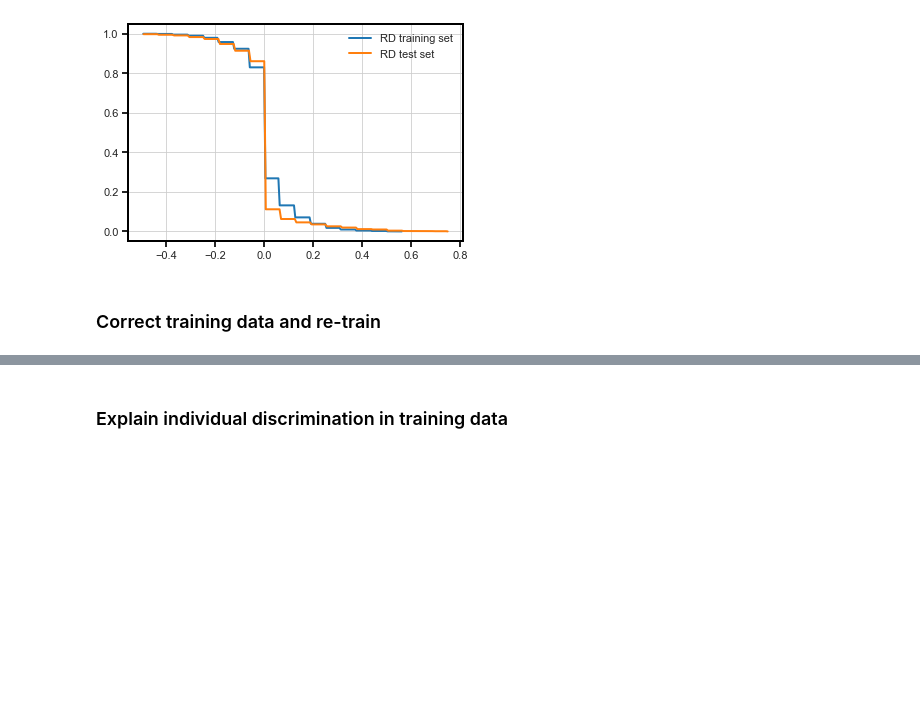
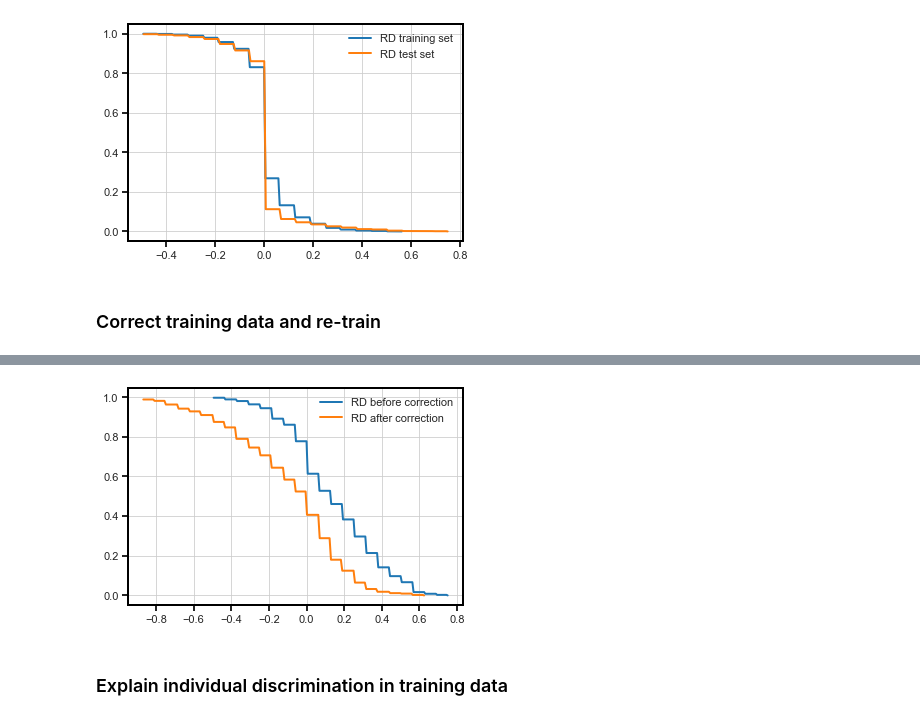
Before and after one commit to ruggieris/DD, a Jupyter notebook: notebooks/dd_adult_individual_fairness.ipynb, the cells around one changed output, grey strips where cells are left out. Saved outputs shown, nothing was run; the diff lists cells and outputs as text; code cells hidden in the pictures; blank space fills up the shorter version.

```diff
--- a/notebooks/dd_adult_individual_fairness.ipynb
+++ b/notebooks/dd_adult_individual_fairness.ipynb
@@ -361,3 +362,17 @@ plt.show()
+# %%
+# CCDF of risk difference for good decision in test set
+pro_train_pos_dec = pro_test & (df_test[target].astype(int)==1)
+count, bins_count = np.histogram(df_test[pro_train_pos_dec]['t_b'], bins=200)
+ccdf = 1 - np.cumsum(count)/sum(count)
+plt.plot(bins_count[1:], ccdf, label='RD before correction')
+pro_train_pos_dec_a = pro_test & (df_test['pred_a'].astype(int)==1)
+count, bins_count = np.histogram(df_test[pro_train_pos_dec_a]['t_a'], bins=200)
+ccdf = 1 - np.cumsum(count)/sum(count)
+plt.plot(bins_count[1:], ccdf, label='RD after correction')
+plt.legend()
+plt.show()
+# %% [output]
+[figure, added]
 # %% [markdown]
 ### Explain individual discrimination in training data
 # %%
```
Also changed, not shown: parts of 10 cells of this notebook, 1 other file.
